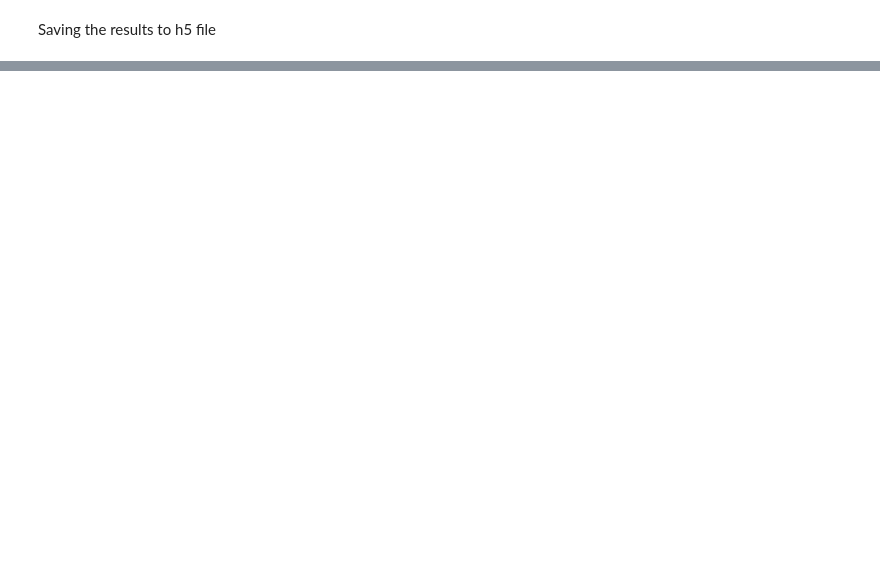
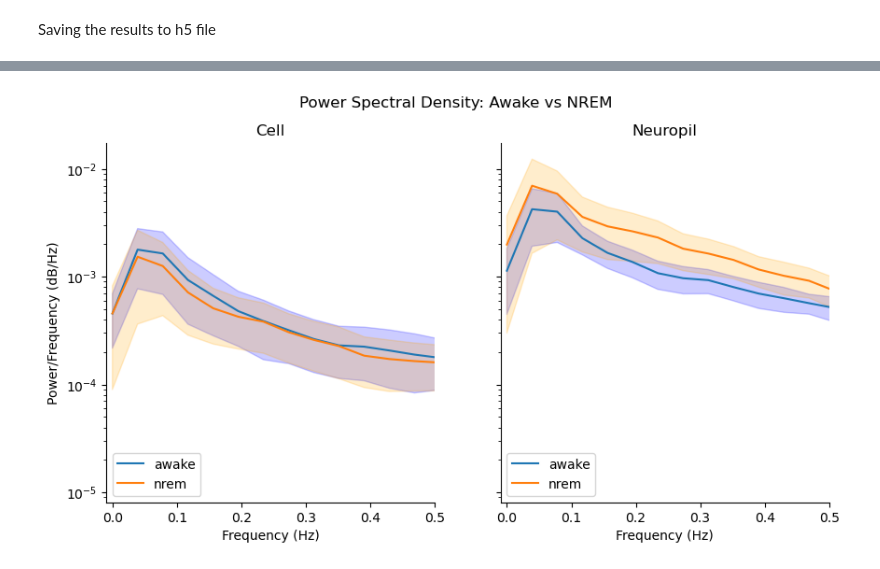
Before and after one commit to JessicaYoujiaLi/sleep, a Jupyter notebook: notebooks/neuropil_analysis/Neuropil_analysis_all_exps.ipynb, the cells around one changed output, grey strips where cells are left out. Cells and saved outputs as stored; diff of their text form; code cells hidden in the pictures; blank space fills up the shorter version.

```diff
--- a/notebooks/neuropil_analysis/Neuropil_analysis_all_exps.ipynb
+++ b/notebooks/neuropil_analysis/Neuropil_analysis_all_exps.ipynb
@@ -195,3 +267,75 @@ plt.xlim(-0.1, 0.5)
+# %%
+# plotting with log y axis:
+fig, axs = plt.subplots(nrows=1, ncols=2, figsize=(10, 5), sharey=True)
+fig.suptitle("Power Spectral Density: Awake vs NREM")
+freq = results_df.iloc[0][0]["freq"]
+# Calculate the standard error of the mean (SEM) for confidence intervals
+awake_cell_mean = psd_df.loc["awake_cell"].mean()
+awake_cell_sem = stats.sem(psd_df.loc["awake_cell"], axis=0, nan_policy="omit")
+
+nrem_cell_mean = psd_df.loc["nrem_cell"].mean()
+nrem_cell_sem = stats.sem(psd_df.loc["nrem_cell"], axis=0, nan_policy="omit")
+
+# Calculate the confidence interval
+confidence = 0.95  # for a 95% confidence interval
+ci = stats.t.ppf((1 + confidence) / 2.0, len(psd_df.loc["awake_cell"]) - 1)
+
+awake_cell_lower = awake_cell_mean - ci * awake_cell_sem
+awake_cell_upper = awake_cell_mean + ci * awake_cell_sem
+
+nrem_cell_lower = nrem_cell_mean - ci * nrem_cell_sem
+nrem_cell_upper = nrem_cell_mean + ci * nrem_cell_sem
+
+# Plot the means with semilogy
+axs[0].semilogy(freq, awake_cell_mean, label="awake")
+axs[0].semilogy(freq, nrem_cell_mean, label="nrem")
+axs[0].legend(loc="lower left")
+axs[0].set_title("Cell")
+axs[0].set_xlabel("Frequency (Hz)")
+axs[0].set_ylabel("Power/Frequency (dB/Hz)")
+
+# Plot the confidence intervals with fill_between
+axs[0].fill_between(freq, awake_cell_lower, awake_cell_upper, color="blue", alpha=0.2)
+axs[0].fill_between(freq, nrem_cell_lower, nrem_cell_upper, color="orange", alpha=0.2)
+axs[0].set_xlim(-0.01, 0.5)
+axs[0].spines["top"].set_visible(False)
+axs[0].spines["right"].set_visible(False)
+
+awake_immobile_npil_mean = psd_df.loc["awake_immobile_npil"].mean()
+awake_immobile_npil_sem = stats.sem(
+    psd_df.loc["awake_immobile_npil"], axis=0, nan_policy="omit"
+)
+
+nrem_npil_mean = psd_df.loc["nrem_npil"].mean()
+nrem_npil_sem = stats.sem(psd_df.loc["nrem_npil"], axis=0, nan_policy="omit")
+
+# Calculate the confidence interval
+confidence = 0.95  # for a 95% confidence interval
+ci = stats.t.ppf((1 + confidence) / 2.0, len(psd_df.loc["awake_immobile_npil"]) - 1)
+
+awake_npil_lower = awake_immobile_npil_mean - ci * awake_immobile_npil_sem
+awake_npil_upper = awake_immobile_npil_mean + ci * awake_immobile_npil_sem
+
+nrem_npil_lower = nrem_npil_mean - ci * nrem_npil_sem
+nrem_npil_upper = nrem_npil_mean + ci * nrem_npil_sem
+
+
+axs[1].semilogy(freq, psd_df.loc["awake_immobile_npil"].mean(), label="awake")
+axs[1].semilogy(freq, psd_df.loc["nrem_npil"].mean(), label="nrem")
+
+axs[1].fill_between(freq, awake_npil_lower, awake_npil_upper, color="blue", alpha=0.2)
+axs[1].fill_between(freq, nrem_npil_lower, nrem_npil_upper, color="orange", alpha=0.2)
+
+axs[1].legend(loc="lower left")
+axs[1].set_title("Neuropil")
+axs[1].set_xlabel("Frequency (Hz)")
+axs[1].set_xlim(-0.01, 0.5)
+axs[1].spines["top"].set_visible(False)
+axs[1].spines["right"].set_visible(False)
+
+# fig.savefig("cell npil psd plot.png")
+# %% [output]
+[figure, added]
 # %%
 cell_results = {}
 npil_results = {}
```
Also changed, not shown: parts of 17 cells of this notebook, 4 other files.
